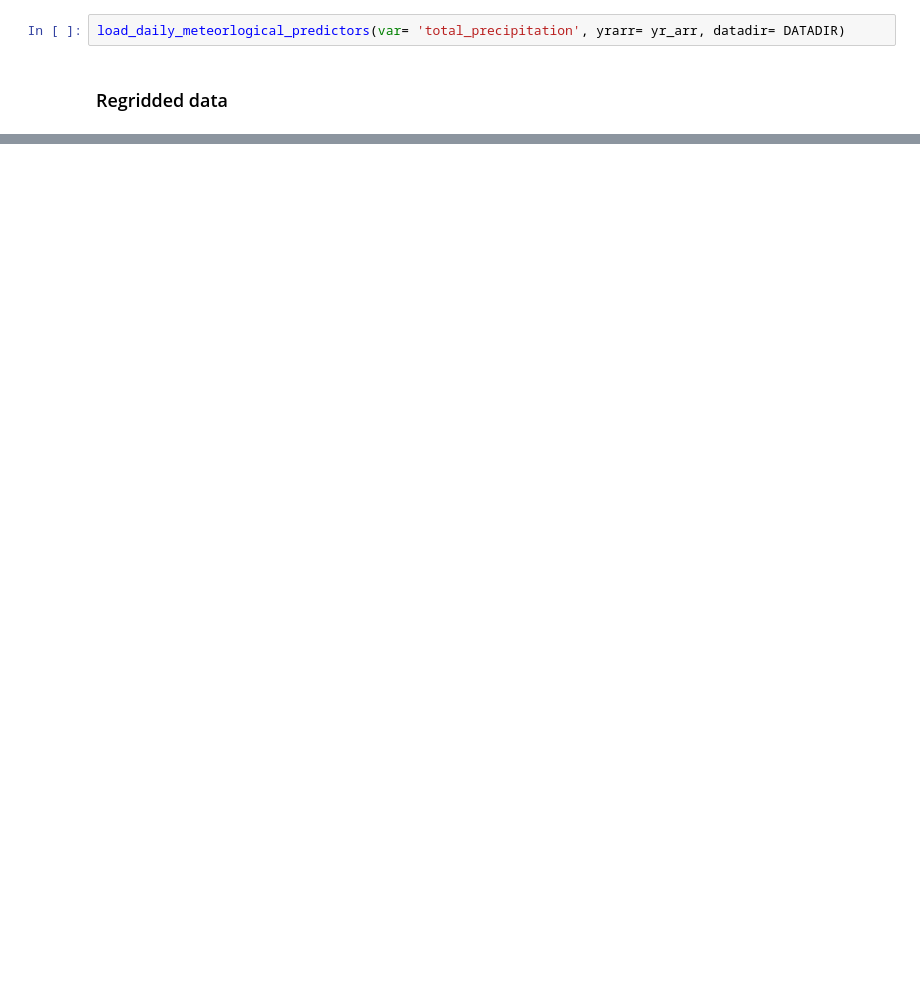
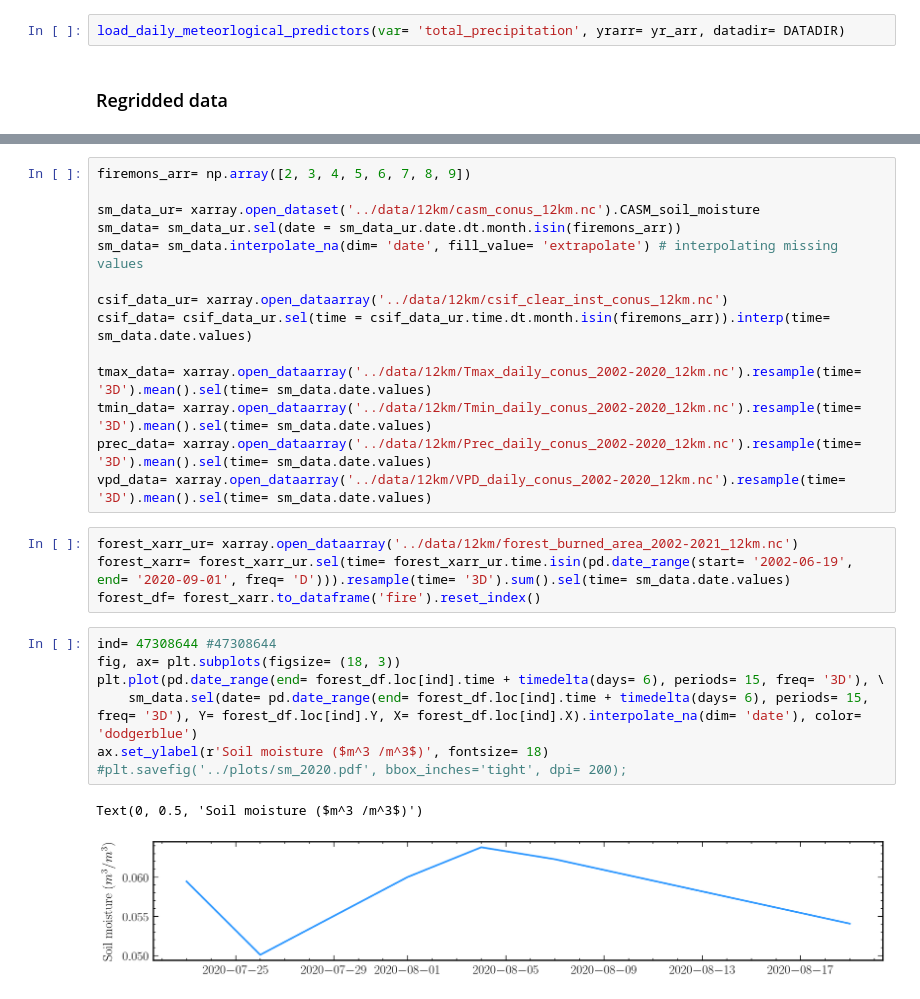
Before and after one commit to jtbuch/fire_hazard_index, a Jupyter notebook: scripts/preliminary_data_analysis.ipynb, the cells around one changed output, grey strips where cells are left out. Drawn from its saved outputs; the diff is of its cells as text; blank space fills up the shorter version.

```diff
--- a/scripts/preliminary_data_analysis.ipynb
+++ b/scripts/preliminary_data_analysis.ipynb
@@ -261,0 +363,28 @@ eventsdf.loc[[1]].geometry.plot()
+# %%
+firemons_arr= np.array([2, 3, 4, 5, 6, 7, 8, 9])
+
+sm_data_ur= xarray.open_dataset('../data/12km/casm_conus_12km.nc').CASM_soil_moisture
+sm_data= sm_data_ur.sel(date = sm_data_ur.date.dt.month.isin(firemons_arr))
+sm_data= sm_data.interpolate_na(dim= 'date', fill_value= 'extrapolate') # interpolating missing values
+
+csif_data_ur= xarray.open_dataarray('../data/12km/csif_clear_inst_conus_12km.nc')
+csif_data= csif_data_ur.sel(time = csif_data_ur.time.dt.month.isin(firemons_arr)).interp(time= sm_data.date.values)
+
+tmax_data= xarray.open_dataarray('../data/12km/Tmax_daily_conus_2002-2020_12km.nc').resample(time= '3D').mean().sel(time= sm_data.date.values)
+tmin_data= xarray.open_dataarray('../data/12km/Tmin_daily_conus_2002-2020_12km.nc').resample(time= '3D').mean().sel(time= sm_data.date.values)
+prec_data= xarray.open_dataarray('../data/12km/Prec_daily_conus_2002-2020_12km.nc').resample(time= '3D').mean().sel(time= sm_data.date.values)
+vpd_data= xarray.open_dataarray('../data/12km/VPD_daily_conus_2002-2020_12km.nc').resample(time= '3D').mean().sel(time= sm_data.date.values)
+# %%
+forest_xarr_ur= xarray.open_dataarray('../data/12km/forest_burned_area_2002-2021_12km.nc')
+forest_xarr= forest_xarr_ur.sel(time= forest_xarr_ur.time.isin(pd.date_range(start= '2002-06-19', end= '2020-09-01', freq= 'D'))).resample(time= '3D').sum().sel(time= sm_data.date.values)
+forest_df= forest_xarr.to_dataframe('fire').reset_index()
+# %%
+ind= 47308644 #47308644
+fig, ax= plt.subplots(figsize= (18, 3))
+plt.plot(pd.date_range(end= forest_df.loc[ind].time + timedelta(days= 6), periods= 15, freq= '3D'), \
+    sm_data.sel(date= pd.date_range(end= forest_df.loc[ind].time + timedelta(days= 6), periods= 15, freq= '3D'), Y= forest_df.loc[ind].Y, X= forest_df.loc[ind].X).interpolate_na(dim= 'date'), color= 'dodgerblue')
+ax.set_ylabel(r'Soil moisture ($m^3 /m^3$)', fontsize= 18)
+#plt.savefig('../plots/sm_2020.pdf', bbox_inches='tight', dpi= 200);
+# %% [output]
+Text(0, 0.5, 'Soil moisture ($m^3 /m^3$)')
+[figure, added]
```
Also changed, not shown: parts of 28 cells of this notebook, 1 other file.
